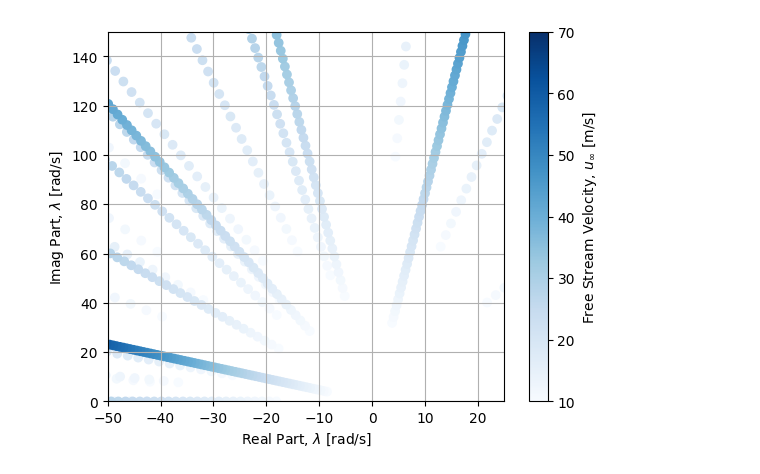
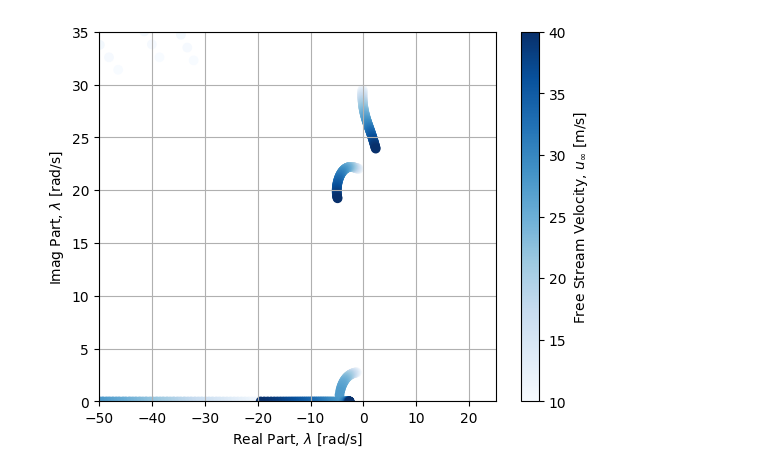
Before and after one commit to lighteningAB/sharpy, a Jupyter notebook: sharpy/try8.ipynb, the cells around one changed output. Saved outputs shown, nothing was run; the diff lists cells and outputs as text; code cells hidden in the pictures.

```diff
--- a/sharpy/try8.ipynb
+++ b/sharpy/try8.ipynb
@@ -333,23 +334,23 @@ FINISHED - CPU process time = 545.0024816 seconds
 # %%
-file_name = './output/%s/stability/velocity_analysis_min0100_max0700_nvel0081.dat' % case_name
+file_name = './output/%s/stability/velocity_analysis_min0100_max0400_nvel0081.dat' % case_name
 %matplotlib inline
 velocity_analysis = np.loadtxt(file_name)
 u_inf = velocity_analysis[:, 0]
 eigs_r = velocity_analysis[:, 1]
 eigs_i = velocity_analysis[:, 2]
 
 fig = plt.figure()
 plt.scatter(eigs_r, eigs_i, c=u_inf, cmap='Blues')
 cbar = plt.colorbar()
 cbar.set_label('Free Stream Velocity, $u_\infty$ [m/s]')
 
 plt.grid()
 plt.xlim(-50, 25)
-plt.ylim(0, 150)
+plt.ylim(0, 35)
 plt.xlabel('Real Part, $\lambda$ [rad/s]')
 plt.ylabel('Imag Part, $\lambda$ [rad/s]');
 # %% [output]
-[figure, old version]
+[figure, new version]
 # %%
 fig = plt.figure()
 natural_frequency = np.sqrt(eigs_r ** 2 + eigs_i ** 2)
```
Also changed, not shown: parts of 9 cells of this notebook, 1 other file.
